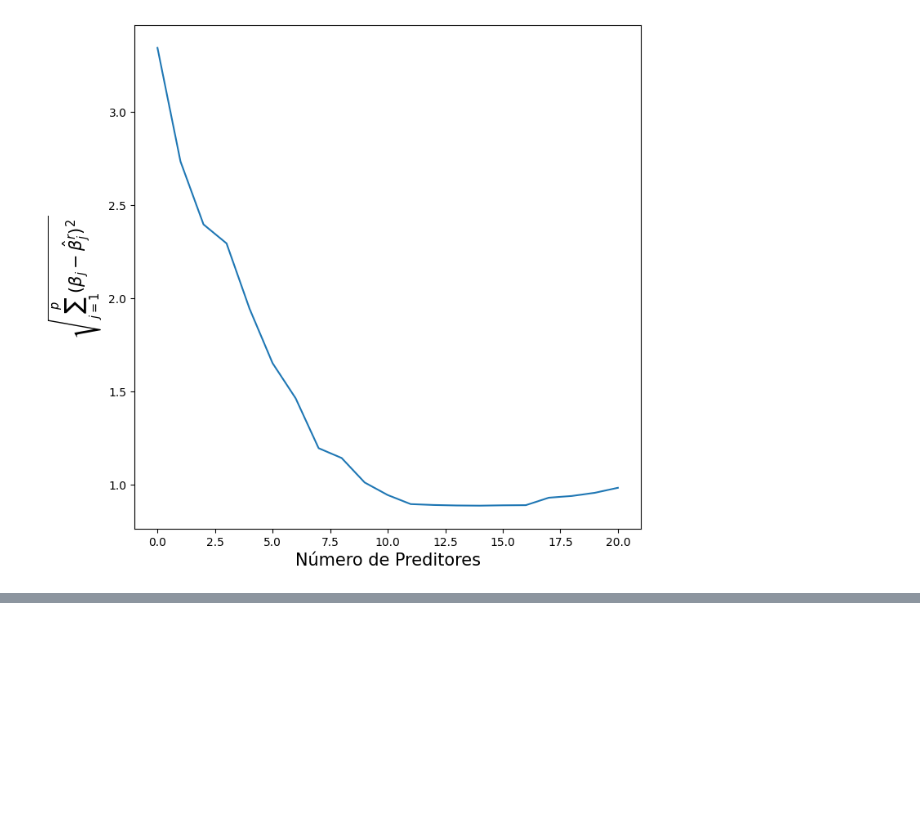
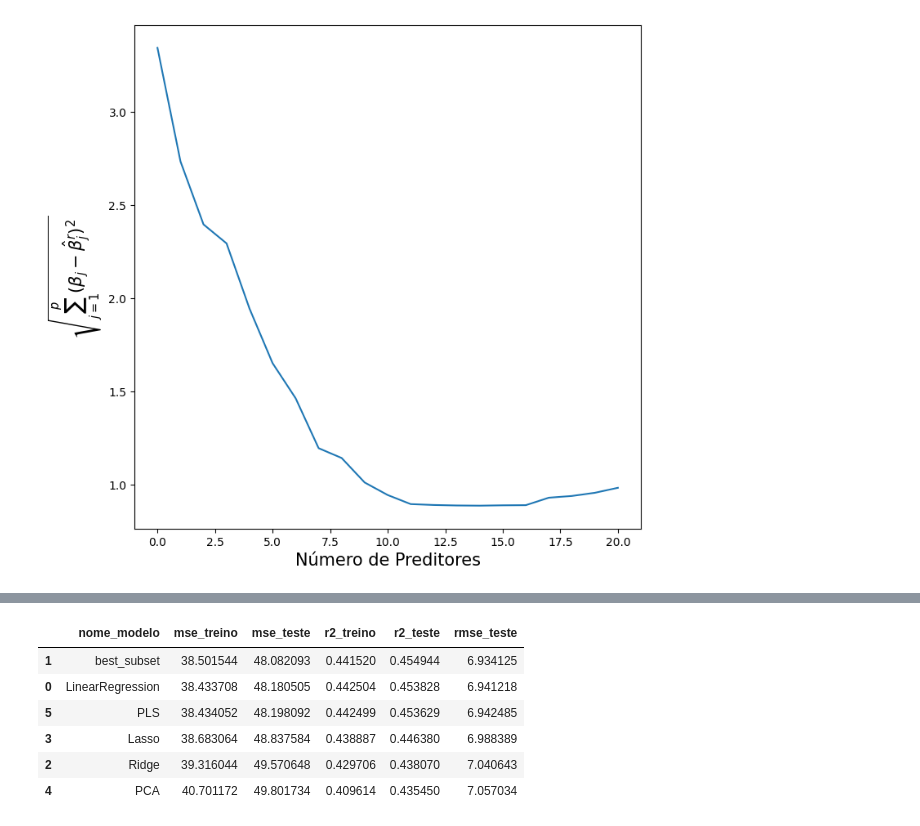
Before and after one commit to oliveira-silva-lucas/ISLP, a Jupyter notebook: Cap_06_Linear_Models_Regularization/Exercises/ex_cap_06.ipynb, the cells around one changed output, grey strips where cells are left out. Saved outputs shown, nothing was run; the diff lists cells and outputs as text; code cells hidden in the pictures; blank space fills up the shorter version.

```diff
--- a/Cap_06_Linear_Models_Regularization/Exercises/ex_cap_06.ipynb
+++ b/Cap_06_Linear_Models_Regularization/Exercises/ex_cap_06.ipynb
@@ -951,0 +1097,9 @@ ax.set_ylabel('$\\sqrt{\\sum_{j=1}^{p} (\\beta_j - \\hat\\beta_j^r)^2}$', fontsi
+# %%
+pipe_ridge = Pipeline([
+    ('scaler', StandardScaler()),
+    ('ridge', RidgeCV(alphas=np.random.default_rng(42).uniform(low=1e-4, high=1e3, size=200), cv=5))
+])
+
+pipe_ridge.fit(X_treino, y_treino)
+ridge_coef = pd.DataFrame(np.append(pipe_ridge.named_steps['ridge'].intercept_,pipe_ridge.named_steps['ridge'].coef_),index=np.append('intercept',X_treino.columns),columns=['coeficiente_ridge'])
+ridge_coef
@@ -951,0 +1224,14 @@ ax.set_ylabel('$\\sqrt{\\sum_{j=1}^{p} (\\beta_j - \\hat\\beta_j^r)^2}$', fontsi
+# %%
+mse_pls_treino = mean_squared_error(y_treino, melhor_pls.predict(X_treino))
+mse_pls_teste = mean_squared_error(y_teste, melhor_pls.predict(X_teste))
+r2_pls_treino = melhor_pls.score(X_treino, y_treino)
+r2_pls_teste = melhor_pls.score(X_teste, y_teste)
+
+metricas_pls = {
+    'nome_modelo':'PLS',
+    'mse_treino':mse_pls_treino,
+    'mse_teste':mse_pls_teste,
+    'r2_treino':r2_pls_treino,
+    'r2_teste':r2_pls_teste
+}
+metricas_pls
@@ -951,0 +1299,10 @@ ax.set_ylabel('$\\sqrt{\\sum_{j=1}^{p} (\\beta_j - \\hat\\beta_j^r)^2}$', fontsi
+# %%
+best_subset.sort_values(by='mse_teste').iloc[0]
+metricas_best_subset = {
+    'nome_modelo':'best_subset',
+    'mse_treino':best_subset.sort_values(by='mse_teste').iloc[0].mse_treino,
+    'mse_teste':best_subset.sort_values(by='mse_teste').iloc[0].mse_teste,
+    'r2_treino':best_subset.sort_values(by='mse_teste').iloc[0].r2_treino,
+    'r2_teste':best_subset.sort_values(by='mse_teste').iloc[0].r2_teste
+}
+metricas_best_subset
@@ -951,0 +1331,19 @@ ax.set_ylabel('$\\sqrt{\\sum_{j=1}^{p} (\\beta_j - \\hat\\beta_j^r)^2}$', fontsi
+# %%
+df_metricas_modelos = pd.DataFrame([
+    metricas_linear,
+    metricas_best_subset,
+    metricas_ridge,
+    metricas_lasso,
+    metricas_pca,
+    metricas_pls
+])
+df_metricas_modelos['rmse_teste'] = np.sqrt(df_metricas_modelos['mse_teste'])
+df_metricas_modelos.sort_values('rmse_teste')
+# %% [output]
+|  | nome_modelo | mse_treino | mse_teste | r2_treino | r2_teste | rmse_teste |
+| 1 | best_subset | 38.501544 | 48.082093 | 0.441520 | 0.454944 | 6.934125 |
+| 0 | LinearRegression | 38.433708 | 48.180505 | 0.442504 | 0.453828 | 6.941218 |
+| 5 | PLS | 38.434052 | 48.198092 | 0.442499 | 0.453629 | 6.942485 |
+| 3 | Lasso | 38.683064 | 48.837584 | 0.438887 | 0.446380 | 6.988389 |
+| 2 | Ridge | 39.316044 | 49.570648 | 0.429706 | 0.438070 | 7.040643 |
+| 4 | PCA | 40.701172 | 49.801734 | 0.409614 | 0.435450 | 7.057034 |
```
Also changed, not shown: parts of 23 cells of this notebook.
